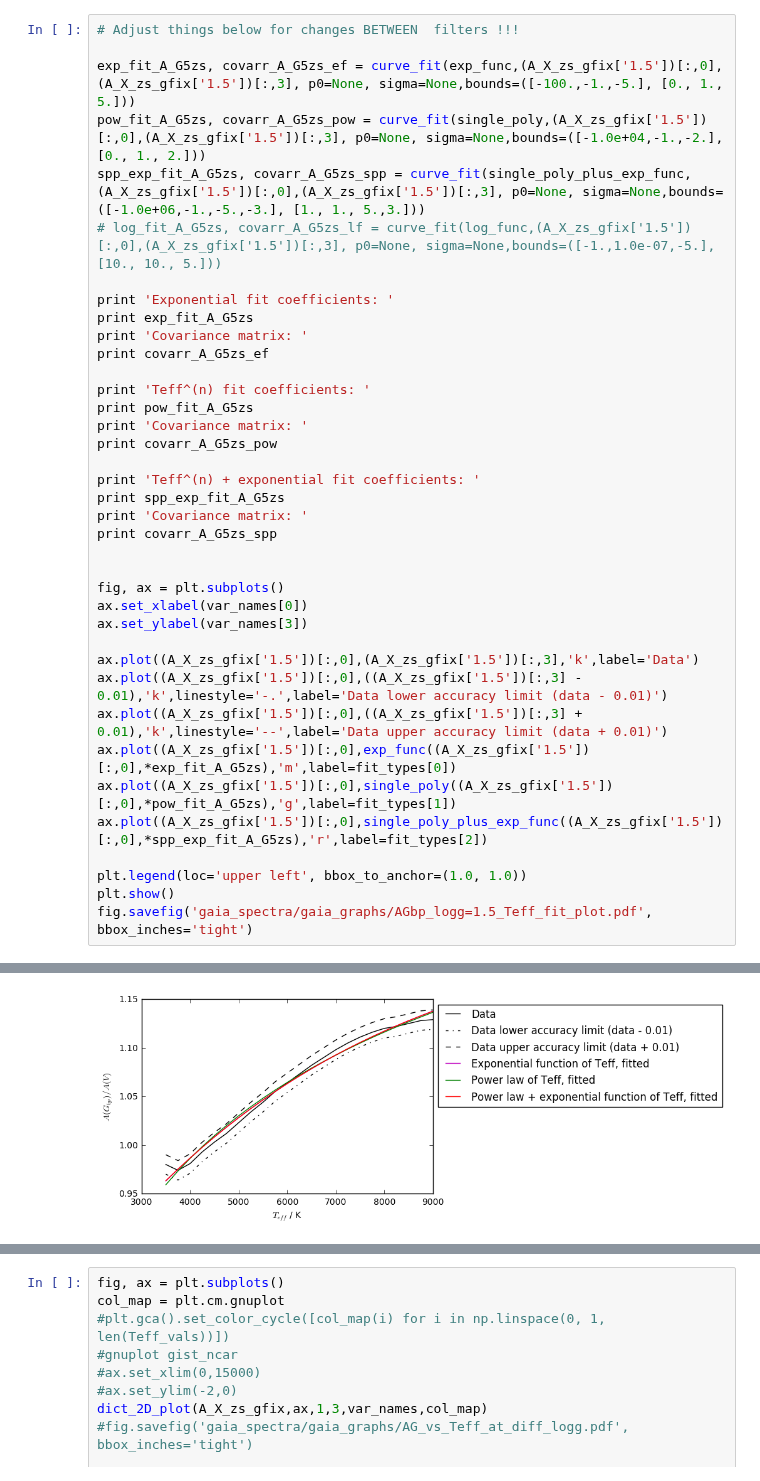
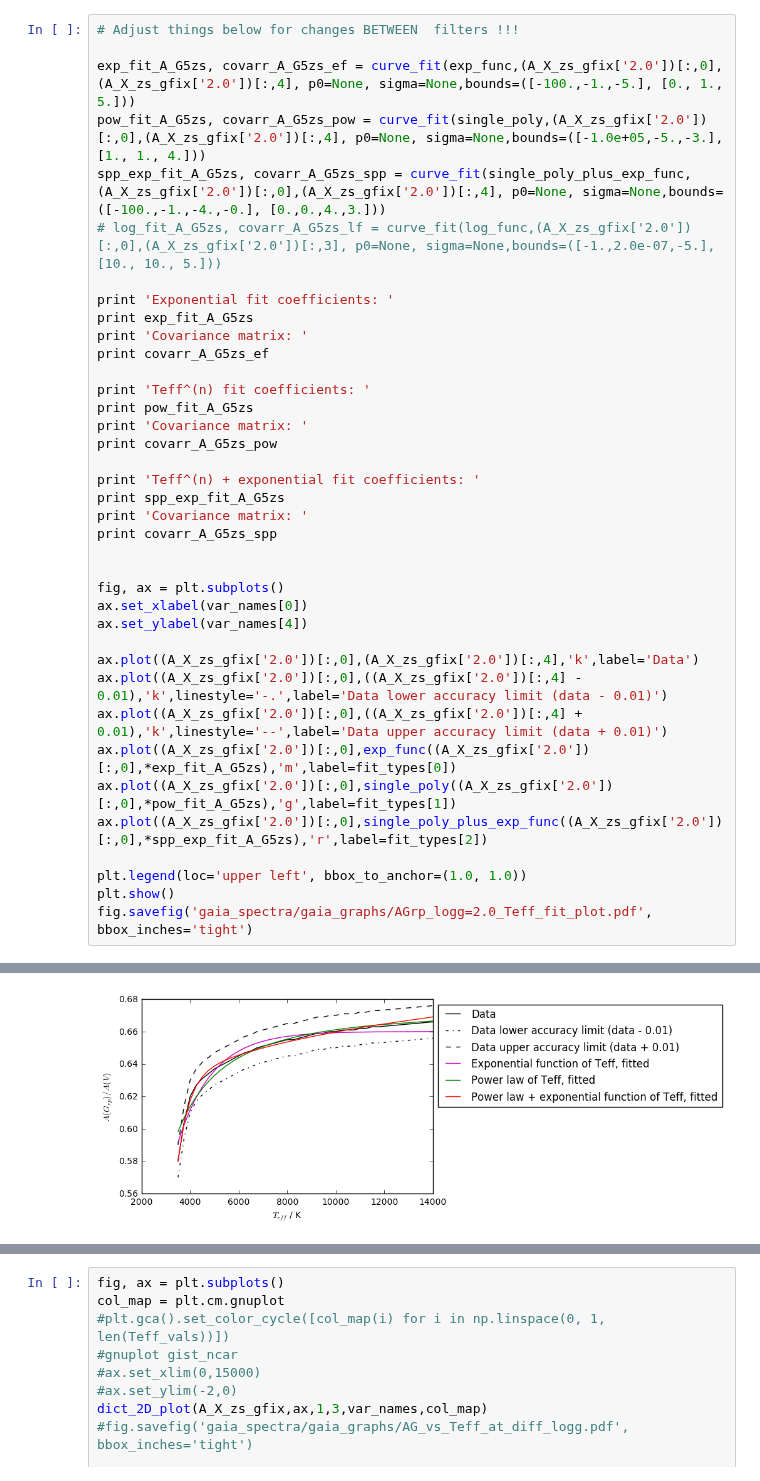
Before and after one commit to AlexlwAstro/phd_work, a Jupyter notebook: gaia_spectra_plots.ipynb, the cells around one changed output, grey strips where cells are left out. Cells and saved outputs as stored; diff of their text form.

```diff
--- a/gaia_spectra_plots.ipynb
+++ b/gaia_spectra_plots.ipynb
@@ -308,10 +294,10 @@ variable data arrays organized
 # %%
 # Adjust things below for changes BETWEEN  filters !!!
 
-exp_fit_A_G5zs, covarr_A_G5zs_ef = curve_fit(exp_func,(A_X_zs_gfix['1.5'])[:,0],(A_X_zs_gfix['1.5'])[:,3], p0=None, sigma=None,bounds=([-100.,-1.,-5.], [0., 1., 5.]))
-pow_fit_A_G5zs, covarr_A_G5zs_pow = curve_fit(single_poly,(A_X_zs_gfix['1.5'])[:,0],(A_X_zs_gfix['1.5'])[:,3], p0=None, sigma=None,bounds=([-1.0e+04,-1.,-2.], [0., 1., 2.]))
-spp_exp_fit_A_G5zs, covarr_A_G5zs_spp = curve_fit(single_poly_plus_exp_func,(A_X_zs_gfix['1.5'])[:,0],(A_X_zs_gfix['1.5'])[:,3], p0=None, sigma=None,bounds=([-1.0e+06,-1.,-5.,-3.], [1., 1., 5.,3.]))
-# log_fit_A_G5zs, covarr_A_G5zs_lf = curve_fit(log_func,(A_X_zs_gfix['1.5'])[:,0],(A_X_zs_gfix['1.5'])[:,3], p0=None, sigma=None,bounds=([-1.,1.0e-07,-5.], [10., 10., 5.]))
+exp_fit_A_G5zs, covarr_A_G5zs_ef = curve_fit(exp_func,(A_X_zs_gfix['2.0'])[:,0],(A_X_zs_gfix['2.0'])[:,4], p0=None, sigma=None,bounds=([-100.,-1.,-5.], [0., 1., 5.]))
+pow_fit_A_G5zs, covarr_A_G5zs_pow = curve_fit(single_poly,(A_X_zs_gfix['2.0'])[:,0],(A_X_zs_gfix['2.0'])[:,4], p0=None, sigma=None,bounds=([-1.0e+05,-5.,-3.], [1., 1., 4.]))
+spp_exp_fit_A_G5zs, covarr_A_G5zs_spp = curve_fit(single_poly_plus_exp_func,(A_X_zs_gfix['2.0'])[:,0],(A_X_zs_gfix['2.0'])[:,4], p0=None, sigma=None,bounds=([-100.,-1.,-4.,-0.], [0.,0.,4.,3.]))
+# log_fit_A_G5zs, covarr_A_G5zs_lf = curve_fit(log_func,(A_X_zs_gfix['2.0'])[:,0],(A_X_zs_gfix['2.0'])[:,3], p0=None, sigma=None,bounds=([-1.,2.0e-07,-5.], [10., 10., 5.]))
 
 print 'Exponential fit coefficients: '
 print exp_fit_A_G5zs
@@ -331,17 +317,17 @@ print covarr_A_G5zs_spp
 
 fig, ax = plt.subplots()
 ax.set_xlabel(var_names[0])
-ax.set_ylabel(var_names[3])
+ax.set_ylabel(var_names[4])
 
-ax.plot((A_X_zs_gfix['1.5'])[:,0],(A_X_zs_gfix['1.5'])[:,3],'k',label='Data')
-ax.plot((A_X_zs_gfix['1.5'])[:,0],((A_X_zs_gfix['1.5'])[:,3] - 0.01),'k',linestyle='-.',label='Data lower accuracy limit (data - 0.01)')
-ax.plot((A_X_zs_gfix['1.5'])[:,0],((A_X_zs_gfix['1.5'])[:,3] + 0.01),'k',linestyle='--',label='Data upper accuracy limit (data + 0.01)')
-ax.plot((A_X_zs_gfix['1.5'])[:,0],exp_func((A_X_zs_gfix['1.5'])[:,0],*exp_fit_A_G5zs),'m',label=fit_types[0])
-ax.plot((A_X_zs_gfix['1.5'])[:,0],single_poly((A_X_zs_gfix['1.5'])[:,0],*pow_fit_A_G5zs),'g',label=fit_types[1])
-ax.plot((A_X_zs_gfix['1.5'])[:,0],single_poly_plus_exp_func((A_X_zs_gfix['1.5'])[:,0],*spp_exp_fit_A_G5zs),'r',label=fit_types[2])
+ax.plot((A_X_zs_gfix['2.0'])[:,0],(A_X_zs_gfix['2.0'])[:,4],'k',label='Data')
+ax.plot((A_X_zs_gfix['2.0'])[:,0],((A_X_zs_gfix['2.0'])[:,4] - 0.01),'k',linestyle='-.',label='Data lower accuracy limit (data - 0.01)')
+ax.plot((A_X_zs_gfix['2.0'])[:,0],((A_X_zs_gfix['2.0'])[:,4] + 0.01),'k',linestyle='--',label='Data upper accuracy limit (data + 0.01)')
+ax.plot((A_X_zs_gfix['2.0'])[:,0],exp_func((A_X_zs_gfix['2.0'])[:,0],*exp_fit_A_G5zs),'m',label=fit_types[0])
+ax.plot((A_X_zs_gfix['2.0'])[:,0],single_poly((A_X_zs_gfix['2.0'])[:,0],*pow_fit_A_G5zs),'g',label=fit_types[1])
+ax.plot((A_X_zs_gfix['2.0'])[:,0],single_poly_plus_exp_func((A_X_zs_gfix['2.0'])[:,0],*spp_exp_fit_A_G5zs),'r',label=fit_types[2])
 
 plt.legend(loc='upper left', bbox_to_anchor=(1.0, 1.0))
 plt.show()
-fig.savefig('gaia_spectra/gaia_graphs/AGbp_logg=1.5_Teff_fit_plot.pdf', bbox_inches='tight')
+fig.savefig('gaia_spectra/gaia_graphs/AGrp_logg=2.0_Teff_fit_plot.pdf', bbox_inches='tight')
 # %% [output]
 Exponential fit coefficients:
@@ -366,4 +352,4 @@ Covariance matrix:
-[figure, old version]
+[figure, new version]
 # %%
 # dictionary of average errors
 #'G','G_bp','G_rp'
```
Also changed, not shown: parts of 5 cells of this notebook, 30 other files.
